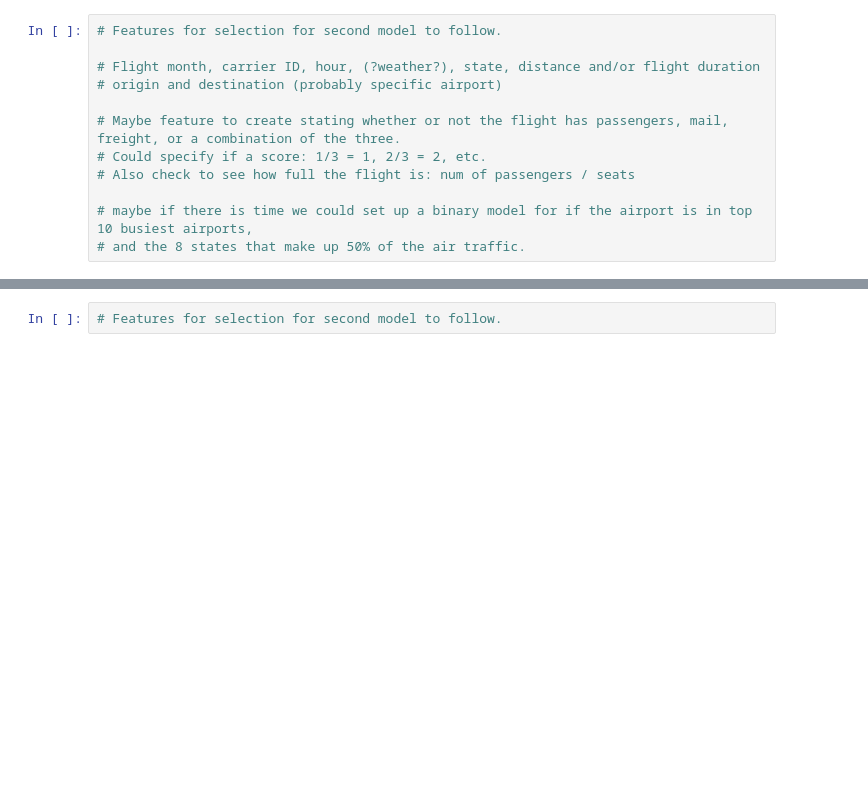
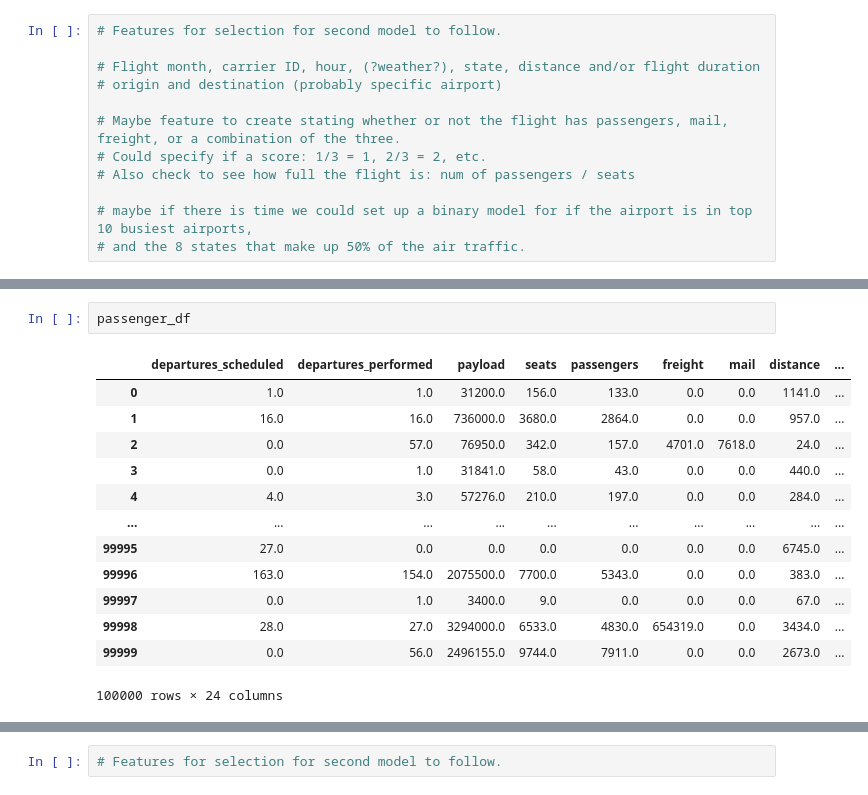
Before and after one commit to JohnathanJack/Predicting-Flight-Delays, a Jupyter notebook: modeling.ipynb, the cells around one changed output, grey strips where cells are left out. Cells and saved outputs as stored; diff of their text form; blank space fills up the shorter version.

```diff
--- a/modeling.ipynb
+++ b/modeling.ipynb
@@ -59,0 +76,16 @@ Feature engineering will play a crucial role in this problems. We have only very
+# %%
+passenger_df
+# %% [output]
+|  | departures_scheduled | departures_performed | payload | seats | passengers | freight | mail | distance | ... |
+| 0 | 1.0 | 1.0 | 31200.0 | 156.0 | 133.0 | 0.0 | 0.0 | 1141.0 | ... |
+| 1 | 16.0 | 16.0 | 736000.0 | 3680.0 | 2864.0 | 0.0 | 0.0 | 957.0 | ... |
+| 2 | 0.0 | 57.0 | 76950.0 | 342.0 | 157.0 | 4701.0 | 7618.0 | 24.0 | ... |
+| 3 | 0.0 | 1.0 | 31841.0 | 58.0 | 43.0 | 0.0 | 0.0 | 440.0 | ... |
+| 4 | 4.0 | 3.0 | 57276.0 | 210.0 | 197.0 | 0.0 | 0.0 | 284.0 | ... |
+| ... | ... | ... | ... | ... | ... | ... | ... | ... | ... |
+| 99995 | 27.0 | 0.0 | 0.0 | 0.0 | 0.0 | 0.0 | 0.0 | 6745.0 | ... |
+| 99996 | 163.0 | 154.0 | 2075500.0 | 7700.0 | 5343.0 | 0.0 | 0.0 | 383.0 | ... |
+| 99997 | 0.0 | 1.0 | 3400.0 | 9.0 | 0.0 | 0.0 | 0.0 | 67.0 | ... |
+| 99998 | 28.0 | 27.0 | 3294000.0 | 6533.0 | 4830.0 | 654319.0 | 0.0 | 3434.0 | ... |
+| 99999 | 0.0 | 56.0 | 2496155.0 | 9744.0 | 7911.0 | 0.0 | 0.0 | 2673.0 | ... |
+100000 rows × 24 columns
```
Also changed, not shown: parts of 2 cells of this notebook, 7 other files.
